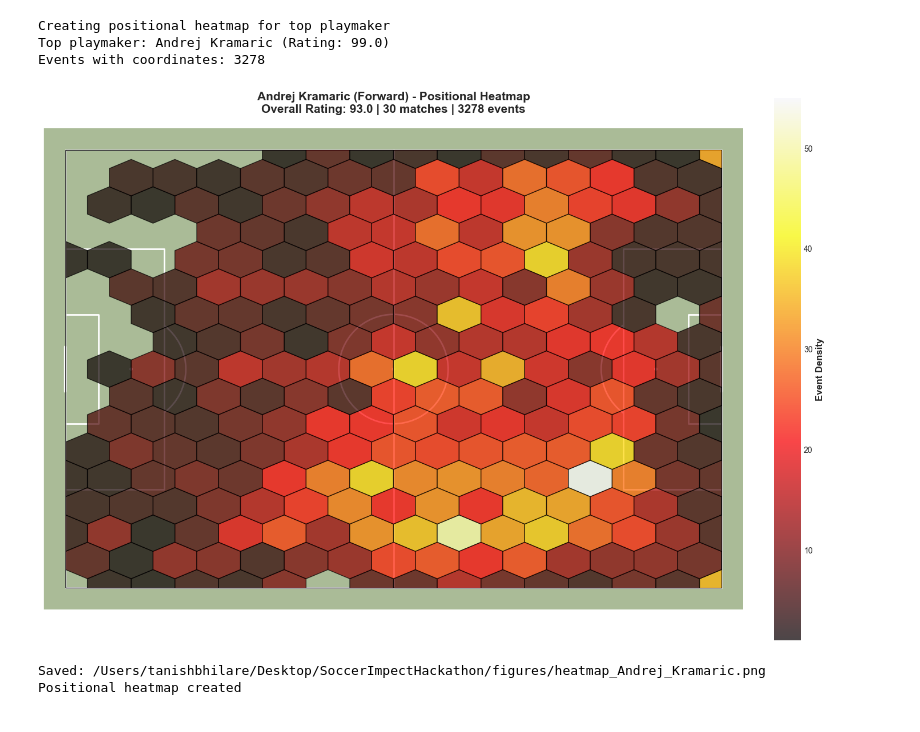
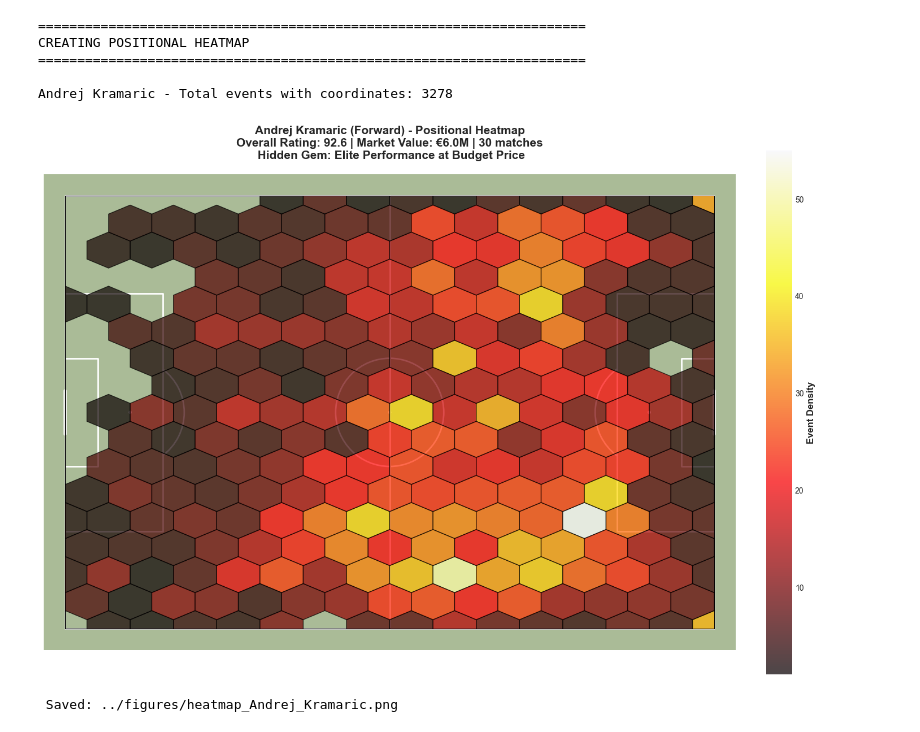
Before and after one commit to Tashbhilare/SoccerImpectHackathon, a Jupyter notebook: Notebooks/5.Visualizations.ipynb, the cells around one changed output. Saved outputs shown, nothing was run; the diff lists cells and outputs as text; code cells hidden in the pictures.

```diff
--- a/Notebooks/5.Visualizations.ipynb
+++ b/Notebooks/5.Visualizations.ipynb
@@ -1225,78 +1238,75 @@ Key passes map created
 # %%
-# Cell: Create positional heatmap for top playmaker
+# Cell 16: Positional heatmap for a key player (FIXED)
 
-print("Creating positional heatmap for top playmaker")
+print("\n" + "="*70)
+print("CREATING POSITIONAL HEATMAP")
+print("="*70)
 
-# Get top chance creation player
-top_playmaker = player_final.filter(
-    pl.col('chance_creation_rating').is_not_null()
-).sort('chance_creation_rating', descending=True).head(1)
+# Let's show where Andrej Kramaric (your top hidden gem) operates
+kramaric = player_final.filter(pl.col('player_name') == 'Andrej Kramaric')
 
-if len(top_playmaker) == 0:
-    print("No data available")
-else:
-    player_name = top_playmaker['player_name'][0]
-    player_id = top_playmaker['player_id'][0]
-    creation_rating = top_playmaker['chance_creation_rating'][0]
+if len(kramaric) > 0:
+    player_id = kramaric['player_id'][0]
 
-    print(f"Top playmaker: {player_name} (Rating: {creation_rating:.1f})")
-
-    # Get all events with coordinates for this player
+    # Get all their events with coordinates (ADD NULL CHECKS)
     player_events = all_events.filter(
         (pl.col('player_id') == player_id) &
         (pl.col('coordinates_x').is_not_null()) &
         (pl.col('coordinates_y').is_not_null())
     )
 
-    print(f"Events with coordinates: {len(player_events)}")
+    print(f"\nAndrej Kramaric - Total events with coordinates: {len(player_events)}")
 
     if len(player_events) > 0:
-        from mplsoccer import Pitch
-
-        # Transform coordinates to statsbomb
+        # Transform coordinates
         x_coords = [(x + 52.5) * (120/105) for x in player_events['coordinates_x'].to_list()]
         y_coords = [(y + 34) * (80/68) for y in player_events['coordinates_y'].to_list()]
 
         # Create pitch
         pitch = Pitch(pitch_type='statsbomb', pitch_color='#aabb97',
                       line_color='white', linewidth=2)
         fig, ax = pitch.draw(figsize=(14, 10))
 
         # Create hexbin heatmap
         hexmap = pitch.hexbin(x_coords, y_coords, ax=ax,
                              edgecolors='black', gridsize=15,
                              cmap='hot', alpha=0.7, zorder=2)
 
         # Add colorbar
         cbar = plt.colorbar(hexmap, ax=ax, fraction=0.046, pad=0.04)
         cbar.set_label('Event Density', fontsize=12, fontweight='bold')
 
         # Title
         position = top_playmaker['position'][0]
-        overall = top_playmaker['overall_rating'][0]
-        matches = top_playmaker['matches_played'][0]
+        overall = kramaric['overall_rating'][0]
+        value = kramaric['market_value_millions'][0] if kramaric['market_value_millions'][0] else 'N/A'
+        matches = kramaric['matches_played'][0]
 
         ax.set_title(f'{player_name} ({position.title()}) - Positional Heatmap\n'
-                     f'Overall Rating: {overall:.1f} | {matches} matches | {len(player_events)} events',
+                     f'Overall Rating: {overall:.1f} | Market Value: €{value}M | {matches} matches\n'
+                     f' Hidden Gem: Elite Performance at Budget Price',
                      fontsize=15, fontweight='bold', pad=20)
 
         plt.tight_layout()
 
-        # Save
-        filename = f'heatmap_{player_name.replace(" ", "_")}.png'
+        # Save (avoid nested f-string)
+        filename = 'heatmap_Andrej_Kramaric.png'
         filepath = FIGURES_DIR / filename
+
         plt.savefig(filepath, dpi=300, bbox_inches='tight')
         plt.show()
 
-        print(f"Saved: {filepath}")
-        print("Positional heatmap created")
+        print(f" Saved: {filepath}")
     else:
-        print("No events with coordinates to visualize")
+        print("  No events with coordinates found")
+else:
+    print(" Player not found")
 # %% [output]
-Creating positional heatmap for top playmaker
-Top playmaker: Andrej Kramaric (Rating: 99.0)
-Events with coordinates: 3278
+======================================================================
+CREATING POSITIONAL HEATMAP
+======================================================================
+
+Andrej Kramaric - Total events with coordinates: 3278
-[figure, old version]
+[figure, new version]
-Saved: /Users/tanishbhilare/Desktop/SoccerImpectHackathon/figures/heatmap_Andrej_Kramaric.png
-Positional heatmap created
+ Saved: ../figures/heatmap_Andrej_Kramaric.png
 # %%
```
Also changed, not shown: parts of 25 cells of this notebook, 2 other files.
